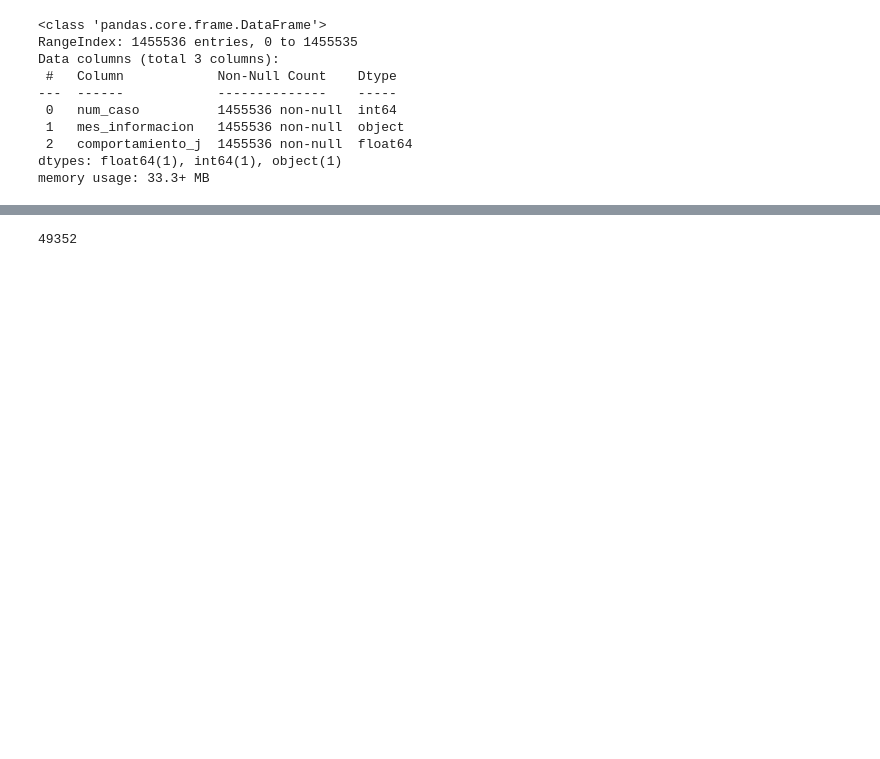
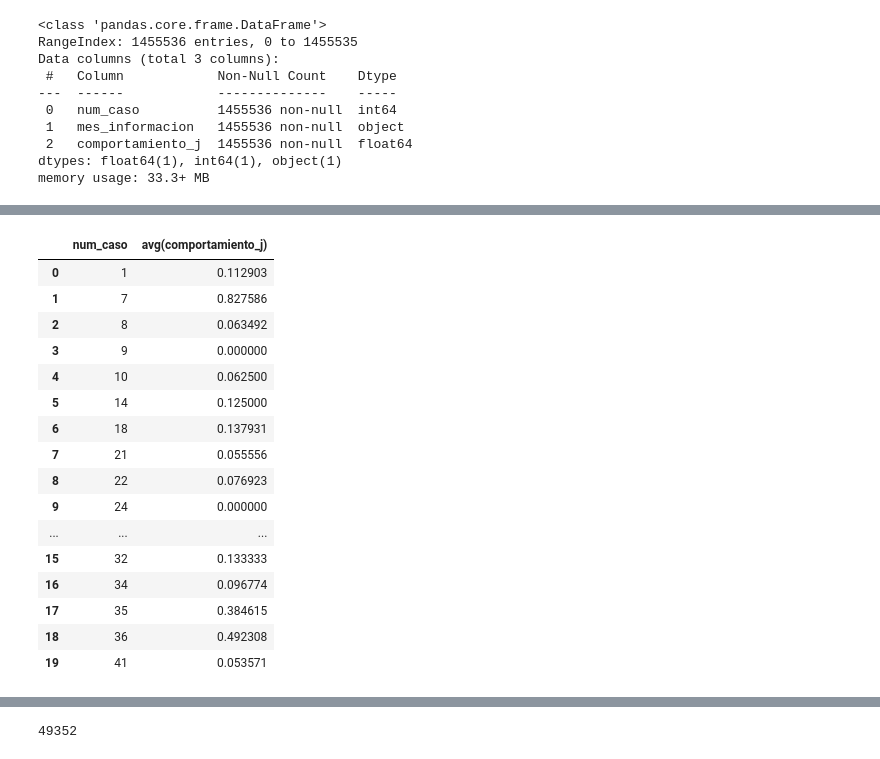
Before and after one commit to BrianPgz/HomeWork1_ML, a Jupyter notebook: Ejercicio1.ipynb, the cells around one changed output, grey strips where cells are left out. Saved outputs shown, nothing was run; the diff lists cells and outputs as text; code cells hidden in the pictures; blank space fills up the shorter version.

```diff
--- a/Ejercicio1.ipynb
+++ b/Ejercicio1.ipynb
@@ -228,0 +323,25 @@ memory usage: 33.3+ MB
+# %%
+query="""
+      select num_caso, avg(comportamiento_j)
+      from bd_comportamiento_3
+      group by num_caso
+"""
+sqldf.run(query).head(20)
+# %% [output]
+|  | num_caso | avg(comportamiento_j) |
+| 0 | 1 | 0.112903 |
+| 1 | 7 | 0.827586 |
+| 2 | 8 | 0.063492 |
+| 3 | 9 | 0.000000 |
+| 4 | 10 | 0.062500 |
+| 5 | 14 | 0.125000 |
+| 6 | 18 | 0.137931 |
+| 7 | 21 | 0.055556 |
+| 8 | 22 | 0.076923 |
+| 9 | 24 | 0.000000 |
+| ... | ... | ... |
+| 15 | 32 | 0.133333 |
+| 16 | 34 | 0.096774 |
+| 17 | 35 | 0.384615 |
+| 18 | 36 | 0.492308 |
+| 19 | 41 | 0.053571 |
```
Also changed, not shown: parts of 12 cells of this notebook.
